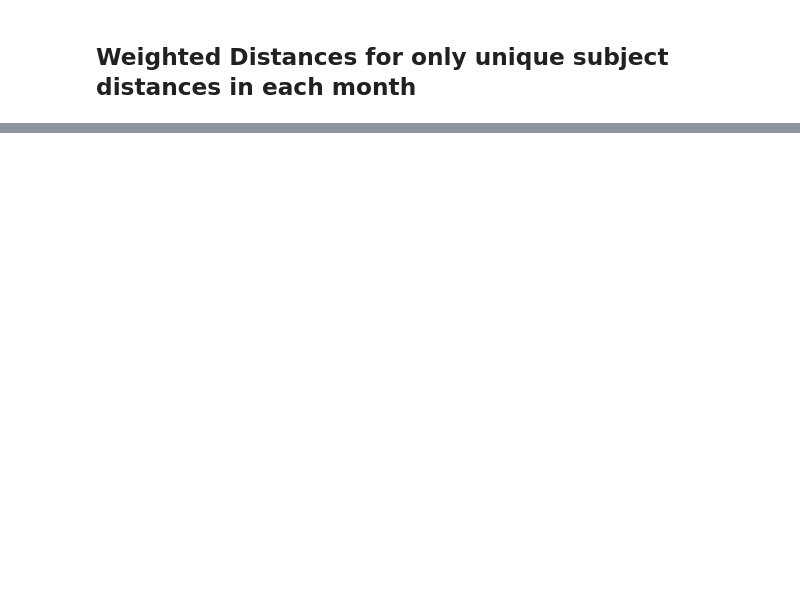
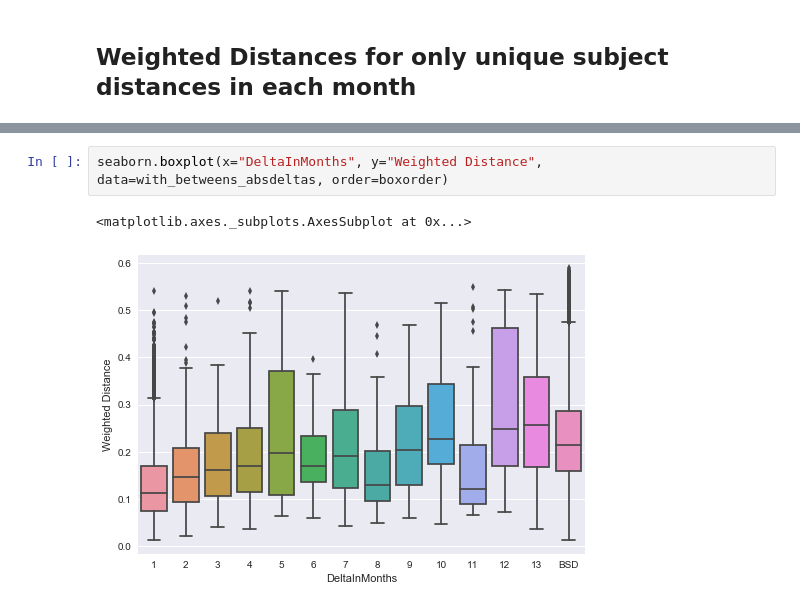
Before and after one commit to knightlab-analyses/american-gut-analyses, a Jupyter notebook: ipynb/AG_stool_temporal dynamics.ipynb, the cells around one changed output, grey strips where cells are left out. Drawn from its saved outputs; the diff is of its cells as text; blank space fills up the shorter version.

```diff
--- a/ipynb/AG_stool_temporal dynamics.ipynb
+++ b/ipynb/AG_stool_temporal dynamics.ipynb
@@ -215,0 +316,5 @@ seaborn.boxplot(x="DeltaInMonths", y="Weighted Distance", data=with_betweens_uni
+# %%
+seaborn.boxplot(x="DeltaInMonths", y="Weighted Distance", data=with_betweens_absdeltas, order=boxorder)
+# %% [output]
+<matplotlib.axes._subplots.AxesSubplot at 0x...>
+[figure, added]
```
Also changed, not shown: parts of 33 cells of this notebook.
